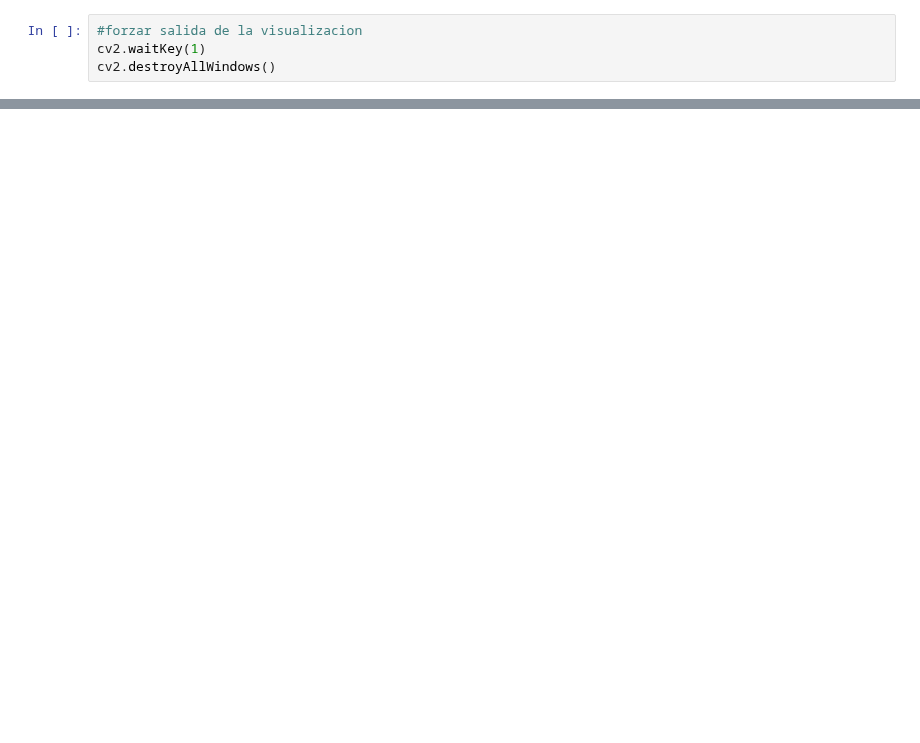
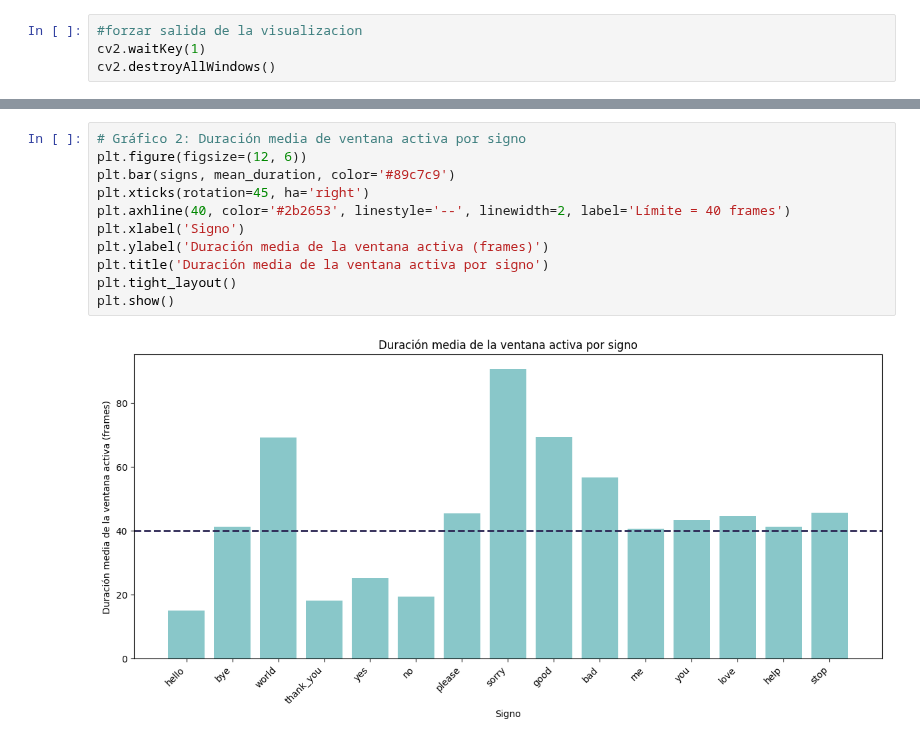
Before and after one commit to Beellee/asl-gesture-recognition, a Jupyter notebook: code/documentacion.ipynb, the cells around one changed output, grey strips where cells are left out. Saved outputs shown, nothing was run; the diff lists cells and outputs as text; blank space fills up the shorter version.

```diff
--- a/code/documentacion.ipynb
+++ b/code/documentacion.ipynb
@@ -153,0 +297,13 @@ cv2.destroyAllWindows()
+# %%
+# Gráfico 2: Duración media de ventana activa por signo
+plt.figure(figsize=(12, 6))
+plt.bar(signs, mean_duration, color='#89c7c9')
+plt.xticks(rotation=45, ha='right')
+plt.axhline(40, color='#2b2653', linestyle='--', linewidth=2, label='Límite = 40 frames')
+plt.xlabel('Signo')
+plt.ylabel('Duración media de la ventana activa (frames)')
+plt.title('Duración media de la ventana activa por signo')
+plt.tight_layout()
+plt.show()
+# %% [output]
+[figure, added]
```
Also changed, not shown: parts of 9 cells of this notebook, 21 other files.
